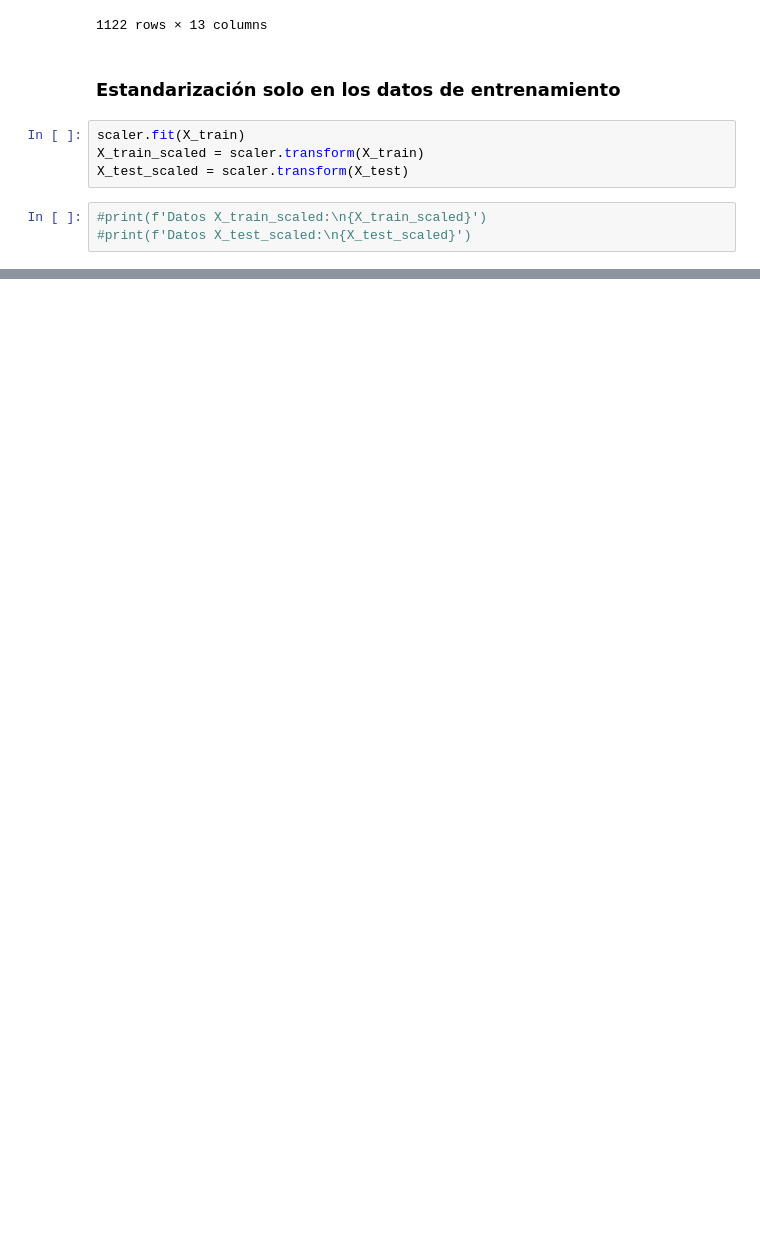
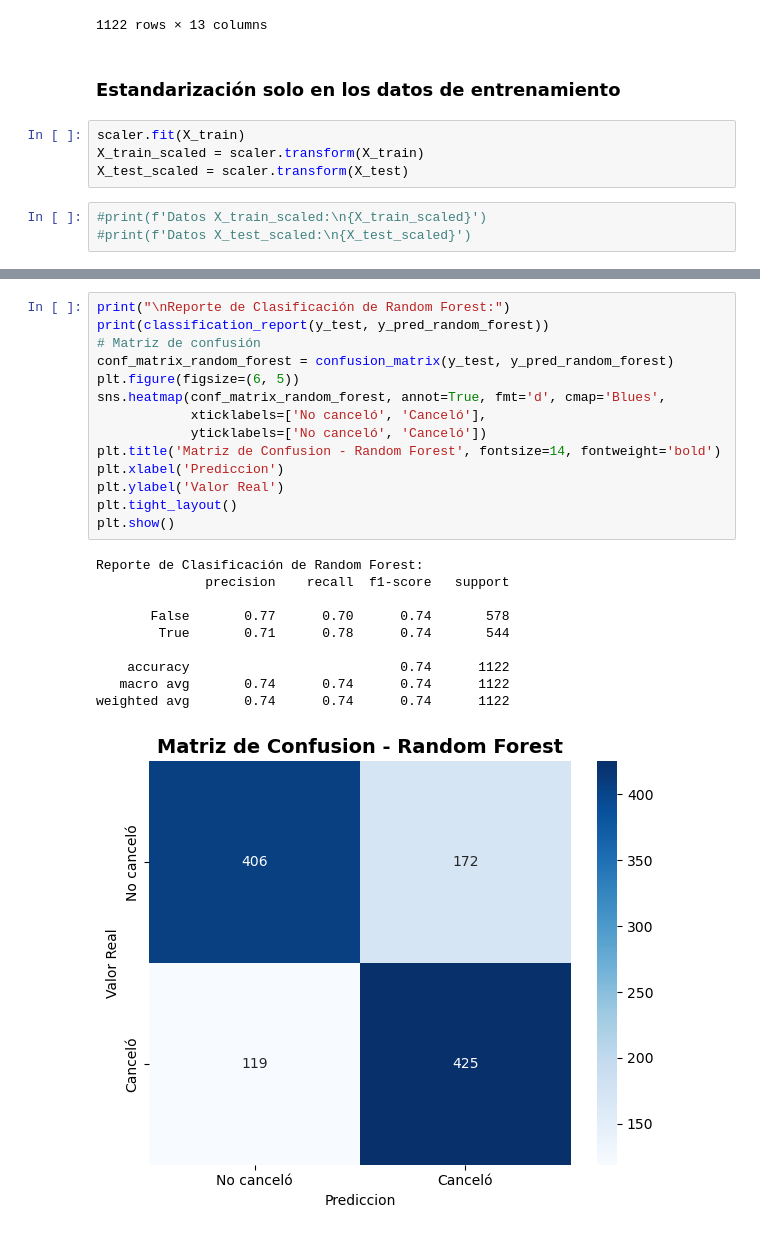
Before and after one commit to Nelly5469/challenge2-data-science-LATAM, a Jupyter notebook: TelecomX_ML_Parte2.ipynb, the cells around one changed output, grey strips where cells are left out. Saved outputs shown, nothing was run; the diff lists cells and outputs as text; blank space fills up the shorter version.

```diff
--- a/TelecomX_ML_Parte2.ipynb
+++ b/TelecomX_ML_Parte2.ipynb
@@ -377,0 +403,25 @@ RandomForestClassifier(random_state=42)
+# %%
+print("\nReporte de Clasificación de Random Forest:")
+print(classification_report(y_test, y_pred_random_forest))
+# Matriz de confusión
+conf_matrix_random_forest = confusion_matrix(y_test, y_pred_random_forest)
+plt.figure(figsize=(6, 5))
+sns.heatmap(conf_matrix_random_forest, annot=True, fmt='d', cmap='Blues',
+            xticklabels=['No canceló', 'Canceló'],
+            yticklabels=['No canceló', 'Canceló'])
+plt.title('Matriz de Confusion - Random Forest', fontsize=14, fontweight='bold')
+plt.xlabel('Prediccion')
+plt.ylabel('Valor Real')
+plt.tight_layout()
+plt.show()
+# %% [output]
+Reporte de Clasificación de Random Forest:
+              precision    recall  f1-score   support
+
+       False       0.77      0.70      0.74       578
+        True       0.71      0.78      0.74       544
+
+    accuracy                           0.74      1122
+   macro avg       0.74      0.74      0.74      1122
+weighted avg       0.74      0.74      0.74      1122
+[figure, added]
```
Also changed, not shown: parts of 6 cells of this notebook.
